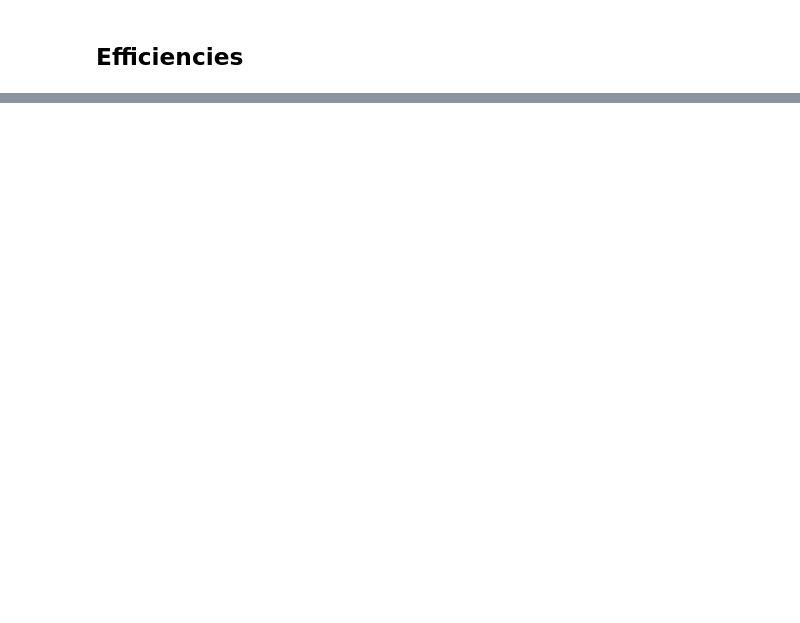
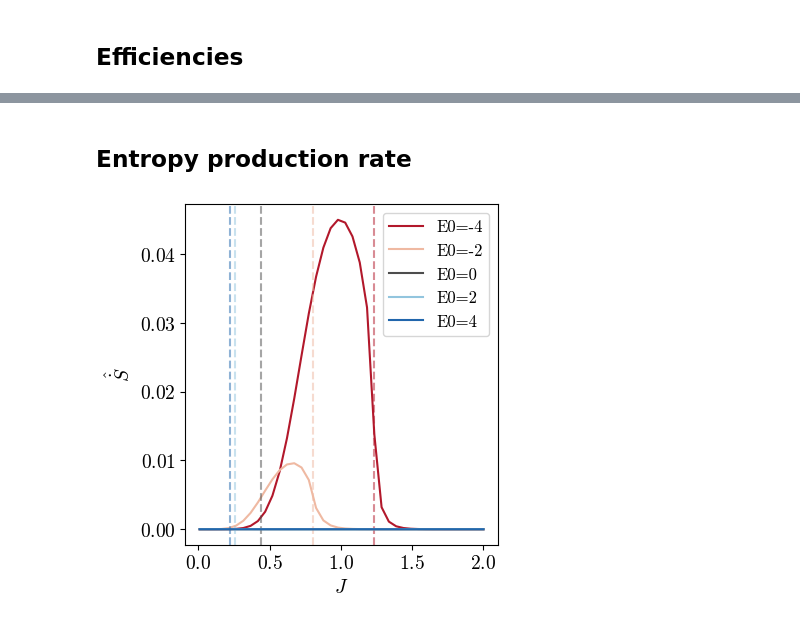
Before and after one commit to qianyangchen/thermodynamicEfficiencyNoneq, a Jupyter notebook: persistent_ising/notebooks/persistentIsing.ipynb, the cells around one changed output, grey strips where cells are left out. Cells and saved outputs as stored; diff of their text form; code cells hidden in the pictures; blank space fills up the shorter version.

Commit message:
Update for revised manuscript: added entropy production rate and optimised code.

```diff
--- a/persistent_ising/notebooks/persistentIsing.ipynb
+++ b/persistent_ising/notebooks/persistentIsing.ipynb
@@ -131,0 +84,18 @@ plt.legend();
+# %% [markdown]
+## Entropy production rate
+# %%
+# plot EPR vs J for different E0
+entp_prod_rate_per_sim = np.array(data['entp_prod_rate'])
+entp_prod_rate = np.mean(entp_prod_rate_per_sim, axis=2)
+
+fig, ax = plt.subplots(figsize=(4,4), constrained_layout=True)
+
+for i, e0 in enumerate(E0s):
+    ax.plot(Js, entp_prod_rate[i], label=f'E0={e0:.0f}', color=COLORS[i], linestyle='-')
+    plt.axvline(critical_J[i], color=COLORS[i], linestyle='--', alpha=0.5)
+
+ax.set_xlabel(r'$J$')
+ax.set_ylabel(r'$\hat{\dot{S}}$')
+plt.legend();
+# %% [output]
+[figure, added]
```
Also changed, not shown: parts of 7 cells of this notebook, 28 other files.
